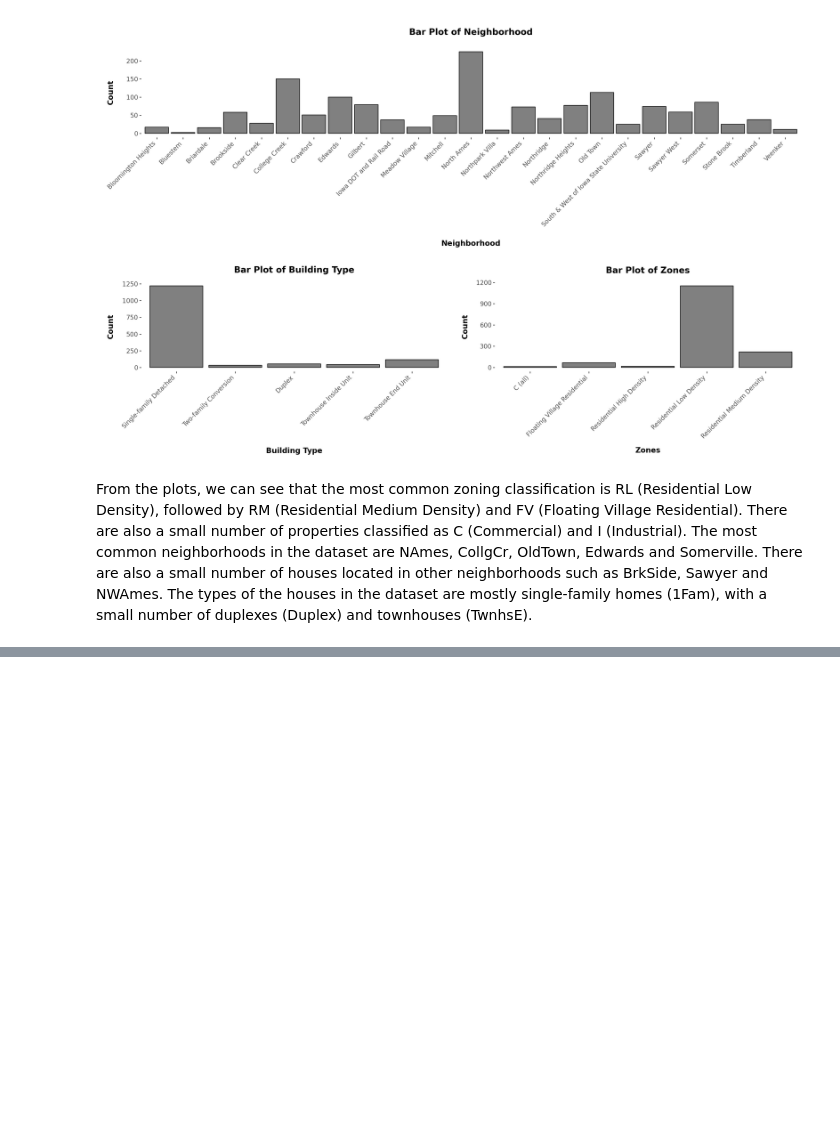
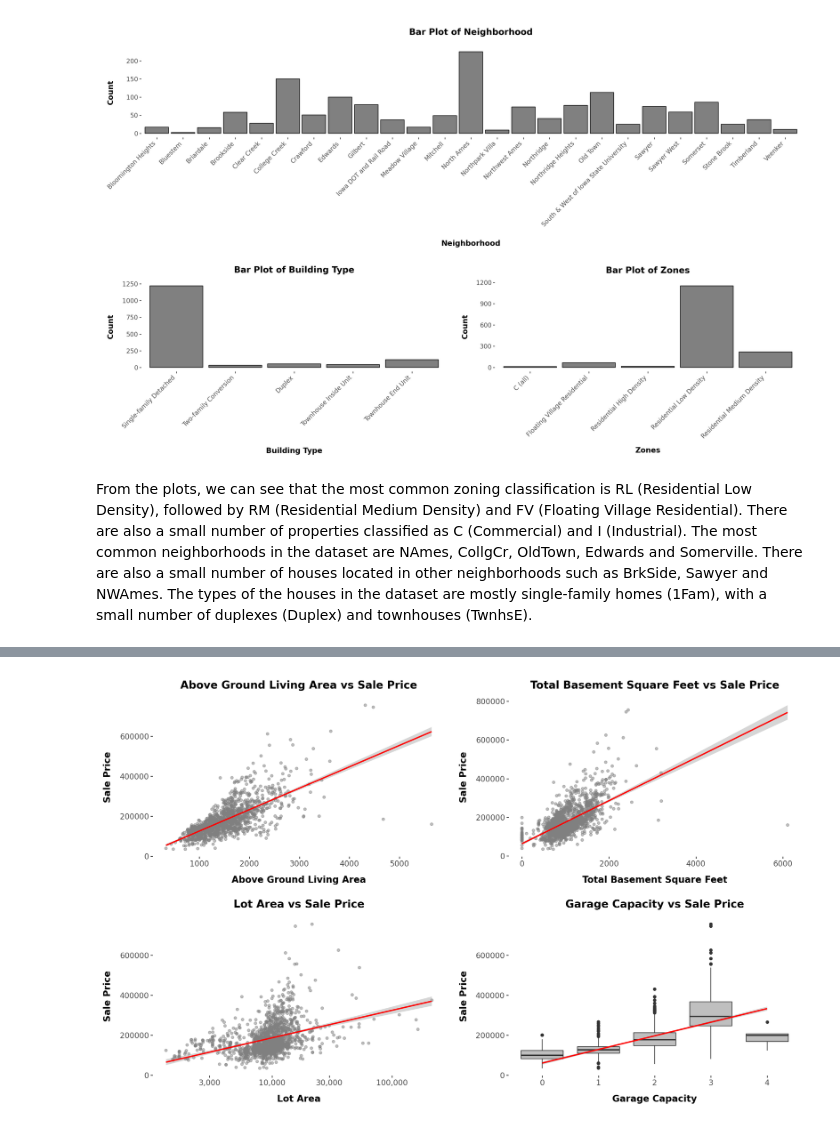
Before and after one commit to tasosrigos-bit/house-prices-advanced-regression-techniques, a Jupyter notebook: explanatory_data_analysis.ipynb, the cells around one changed output, grey strips where cells are left out. Cells and saved outputs as stored; diff of their text form; code cells hidden in the pictures; blank space fills up the shorter version.

```diff
--- a/explanatory_data_analysis.ipynb
+++ b/explanatory_data_analysis.ipynb
@@ -313,0 +338,29 @@ From the plots, we can see that the most common zoning classification is RL (Res
+# %%
+living_area_scatter = ggplot(train_data, aes(x='GrLivArea', y='SalePrice')) + \
+    geom_point(color='grey', alpha=0.5) + \
+    geom_smooth(method='lm', color='red') + \
+    report_theme + theme(figure_size=(10, 6)) + \
+    labs(title='Above Ground Living Area vs Sale Price', x='Above Ground Living Area', y='Sale Price')
+
+total_bsmt_scatter = ggplot(train_data, aes(x='TotalBsmtSF', y='SalePrice')) + \
+    geom_point(color='grey', alpha=0.5) + \
+    geom_smooth(method='lm', color='red') + \
+    report_theme + theme(figure_size=(10, 6)) + \
+    labs(title='Total Basement Square Feet vs Sale Price', x='Total Basement Square Feet', y='Sale Price')
+
+lotarea_scatter = ggplot(train_data, aes(x='LotArea', y='SalePrice')) + \
+    geom_point(color='grey', alpha=0.5) + \
+    geom_smooth(method='lm', color='red') + \
+    scale_x_log10(labels=comma_format()) + \
+    report_theme + theme(figure_size=(10, 6)) + \
+    labs(title='Lot Area vs Sale Price', x='Lot Area', y='Sale Price')
+
+garage_box = ggplot(train_data, aes(x='factor(GarageCars)', y='SalePrice')) + \
+    geom_boxplot(fill='grey', alpha=0.5) + \
+    geom_smooth(aes(group=1), method='lm', color='red') + \
+    report_theme + theme(figure_size=(10, 6)) + \
+    labs(title='Garage Capacity vs Sale Price', x='Garage Capacity', y='Sale Price')
+
+(living_area_scatter | total_bsmt_scatter) / (lotarea_scatter | garage_box) + theme(figure_size=(13, 8))
+# %% [output]
+[figure, added]
```
Also changed, not shown: parts of 15 cells of this notebook, 2 other files.
